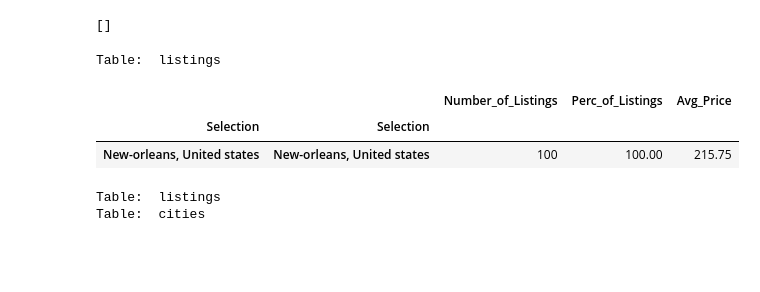
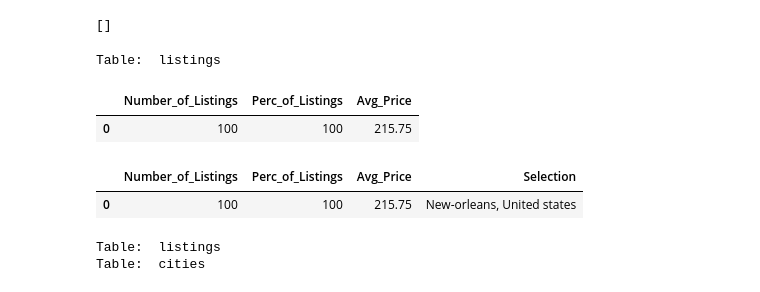
Before and after one commit to FeLowe/NW-Bootcamp-Project2_Data_Visualization, a Jupyter notebook: Fernanda_Untitled.ipynb, the cells around one changed output. Cells and saved outputs as stored; diff of their text form; code cells hidden in the pictures; blank space fills up the shorter version.

Commit message:
pushed selection data to dba

```diff
--- a/Fernanda_Untitled.ipynb
+++ b/Fernanda_Untitled.ipynb
@@ -235,36 +240,30 @@ cleanData.to_sql(name="listings", con=engine, if_exists="append",index=False)
 # %%
 listings_total_count = cleanData.shape[0]
 
 grouped_listings = cleanData.groupby(['Selection'])
 # grouped_listings.count().head()
 
 listings_per_city = grouped_listings['Selection'].value_counts()
 # print(listings_count_per_city)
 
 listings_perc_per_city = listings_count_per_city / listings_total_count*100
 # print(listings_perc_per_city)
 
 listings_total_price = grouped_listings['Price'].sum()
 #print(listings_total_price)
 
 listings_avg_price = listings_total_price / listings_count_per_city
 # print(listings_avg_price)
 
-listings_max_price = grouped_listings["Price"].max()
-# print(listings_max_price)
-
-listings_min_price = grouped_listings["Price"].min()
-# print(listings_min_price)
-
-selection_df = pd.DataFrame({"Number_of_Listings": listings_per_city,
+selection2 = pd.DataFrame({"Number_of_Listings": listings_per_city,
                             "Perc_of_Listings": listings_perc_per_city,
                             "Avg_Price": listings_avg_price})
-#                             "Max Listings $":listings_max_price,
-#                             "Min Listing $": listings_min_price})
 
-selection_df["Perc_of_Listings"] = selection_df["Perc_of_Listings"].map("{:.2f}".format)
-selection_df
+selection2["Perc_of_Listings"] = selection2["Perc_of_Listings"].map("{:.0f}".format)
+
+selection2.reset_index(drop=True, inplace=True)
+
+selection2.head()
 # %% [output]
-|  |  | Number_of_Listings | Perc_of_Listings | Avg_Price |
-| Selection | Selection |  |  |  |
-| New-orleans, United states | New-orleans, United states | 100 | 100.00 | 215.75 |
+|  | Number_of_Listings | Perc_of_Listings | Avg_Price |
+| 0 | 100 | 100 | 215.75 |
@@ -276,15 +279,25 @@ cleanData.to_sql(name="listings", con=engine, if_exists="append",index=False)
+# %%
+selection_df = selection2.merge(pd.DataFrame(data = [selection1.values] * len(selection1), columns = selection1.index), left_index=True, right_index=True)
+selection_df = selection_df.rename(index=str, columns={"0":"Selection"})
+selection_df
+# %% [output]
+|  | Number_of_Listings | Perc_of_Listings | Avg_Price | Selection |
+| 0 | 100 | 100 | 215.75 | New-orleans, United states |
+# %%
+cities = Table('cities', metadata,
+                 Column('Selection', String(100)),
+                 Column('Number_of_Listings', Integer),
+                 Column('Perc_of_Listings', Float),
+                 Column('Avg_Price', Float)
+#                  Column('Min_Price', Float),
+#                  Column('Max_Price', Float),
+              )
+
+metadata.create_all()
+for _t in metadata.tables:
+    print("Table: ",_t)
+# %% [output]
+Table:  listings
+Table:  cities
 # %%
 selection_df.to_sql(name="cities", con=engine, if_exists="append",index=False)
-# %%
-cities = Table('cities', metadata,
-                 Column('Selection', String(100)),
-                 Column('Number_of_Listings', Integer),
-                 Column('Perc_of_Listings', Float),
-                 Column('Avg_Price', Float))
-
-metadata.create_all()
-for _t in metadata.tables:
-    print("Table: ",_t)
-# %% [output]
-Table:  listings
-Table:  cities
```
Also changed, not shown: parts of 6 cells of this notebook.
